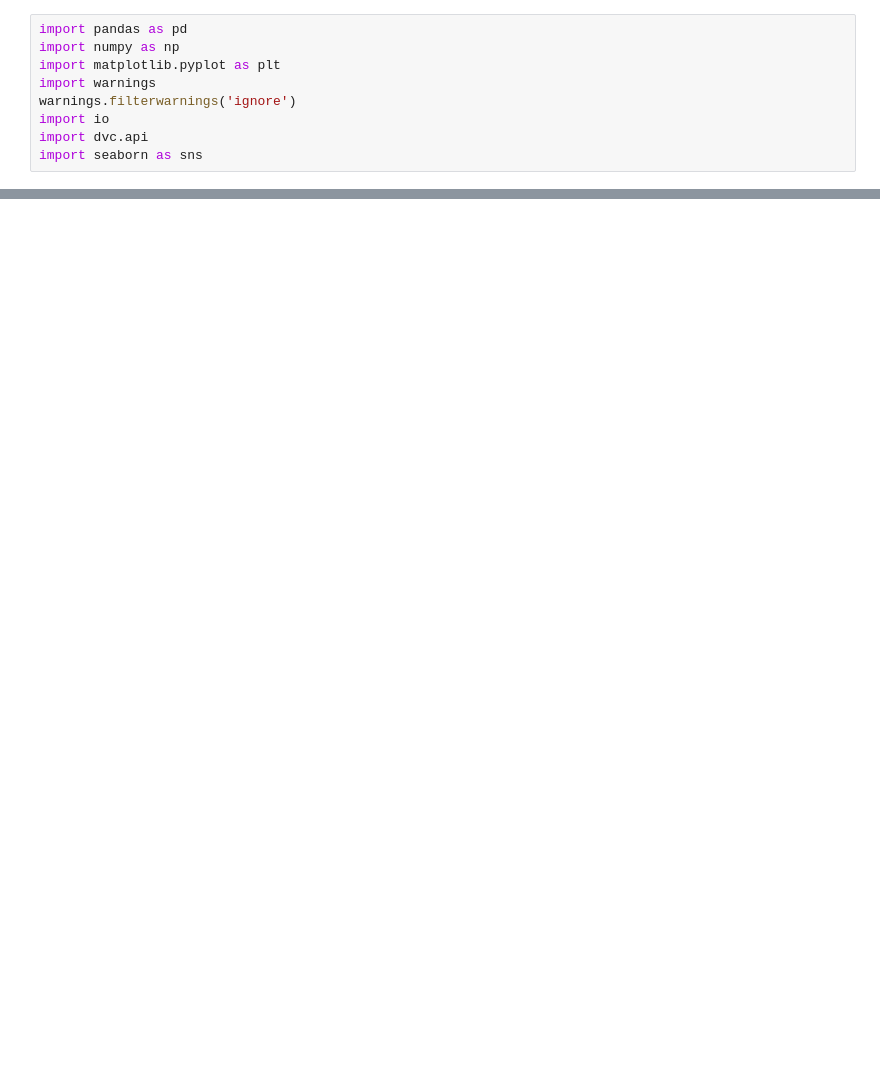
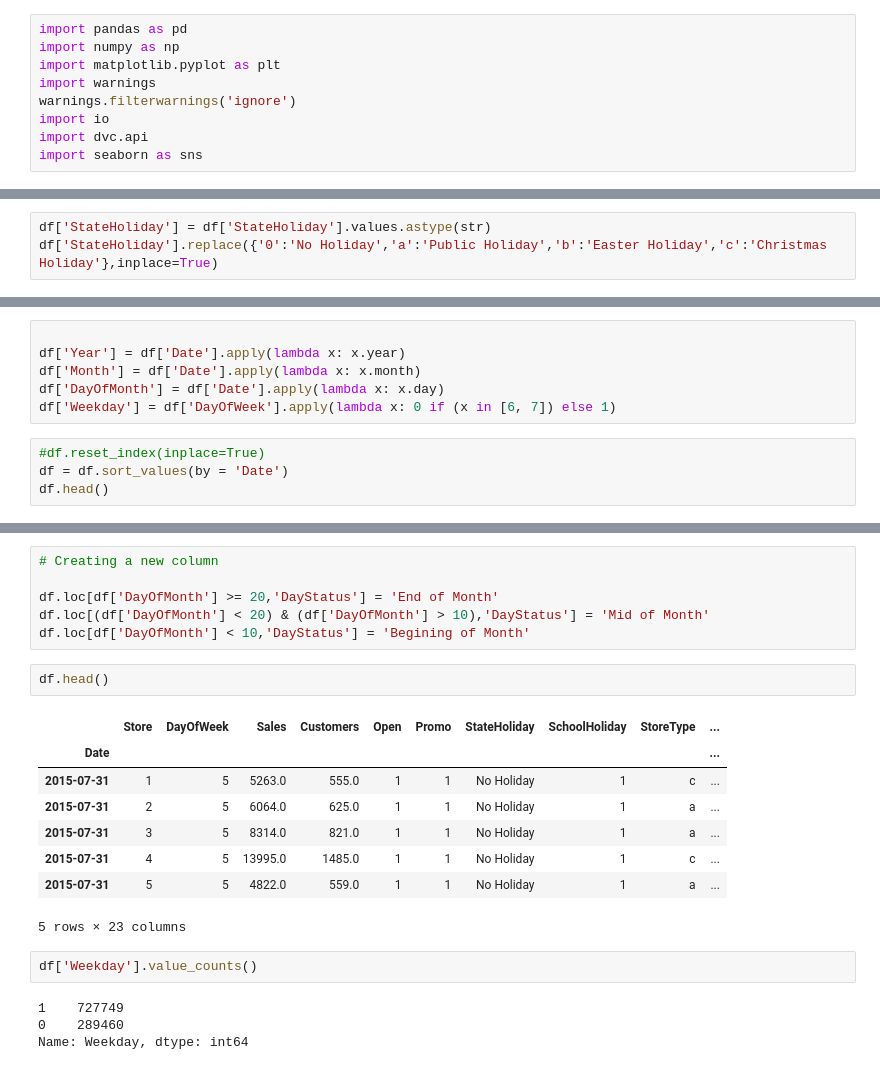
Before and after one commit to MohammedEsamaldin/Pharmaceutical-Sales-Prediction-across-multiple-stores, a Jupyter notebook: notebooks/ML.ipynb, the cells around one changed output, grey strips where cells are left out. Saved outputs shown, nothing was run; the diff lists cells and outputs as text; blank space fills up the shorter version.

```diff
--- a/notebooks/ML.ipynb
+++ b/notebooks/ML.ipynb
@@ -21,0 +42,3 @@ df.head()
+# %%
+df['StateHoliday'] = df['StateHoliday'].values.astype(str)
+df['StateHoliday'].replace({'0':'No Holiday','a':'Public Holiday','b':'Easter Holiday','c':'Christmas Holiday'},inplace=True)
@@ -21,0 +54,10 @@ df.head()
+# %%
+
+df['Year'] = df['Date'].apply(lambda x: x.year)
+df['Month'] = df['Date'].apply(lambda x: x.month)
+df['DayOfMonth'] = df['Date'].apply(lambda x: x.day)
+df['Weekday'] = df['DayOfWeek'].apply(lambda x: 0 if (x in [6, 7]) else 1)
+# %%
+#df.reset_index(inplace=True)
+df = df.sort_values(by = 'Date')
+df.head()
@@ -21,0 +72,23 @@ df.head()
+# %%
+# Creating a new column
+
+df.loc[df['DayOfMonth'] >= 20,'DayStatus'] = 'End of Month'
+df.loc[(df['DayOfMonth'] < 20) & (df['DayOfMonth'] > 10),'DayStatus'] = 'Mid of Month'
+df.loc[df['DayOfMonth'] < 10,'DayStatus'] = 'Begining of Month'
+# %%
+df.head()
+# %% [output]
+|  | Store | DayOfWeek | Sales | Customers | Open | Promo | StateHoliday | SchoolHoliday | StoreType | ... |
+| Date |  |  |  |  |  |  |  |  |  | ... |
+| 2015-07-31 | 1 | 5 | 5263.0 | 555.0 | 1 | 1 | No Holiday | 1 | c | ... |
+| 2015-07-31 | 2 | 5 | 6064.0 | 625.0 | 1 | 1 | No Holiday | 1 | a | ... |
+| 2015-07-31 | 3 | 5 | 8314.0 | 821.0 | 1 | 1 | No Holiday | 1 | a | ... |
+| 2015-07-31 | 4 | 5 | 13995.0 | 1485.0 | 1 | 1 | No Holiday | 1 | c | ... |
+| 2015-07-31 | 5 | 5 | 4822.0 | 559.0 | 1 | 1 | No Holiday | 1 | a | ... |
+5 rows × 23 columns
+# %%
+df['Weekday'].value_counts()
+# %% [output]
+1    727749
+0    289460
+Name: Weekday, dtype: int64
```
Also changed, not shown: parts of 9 cells of this notebook.
